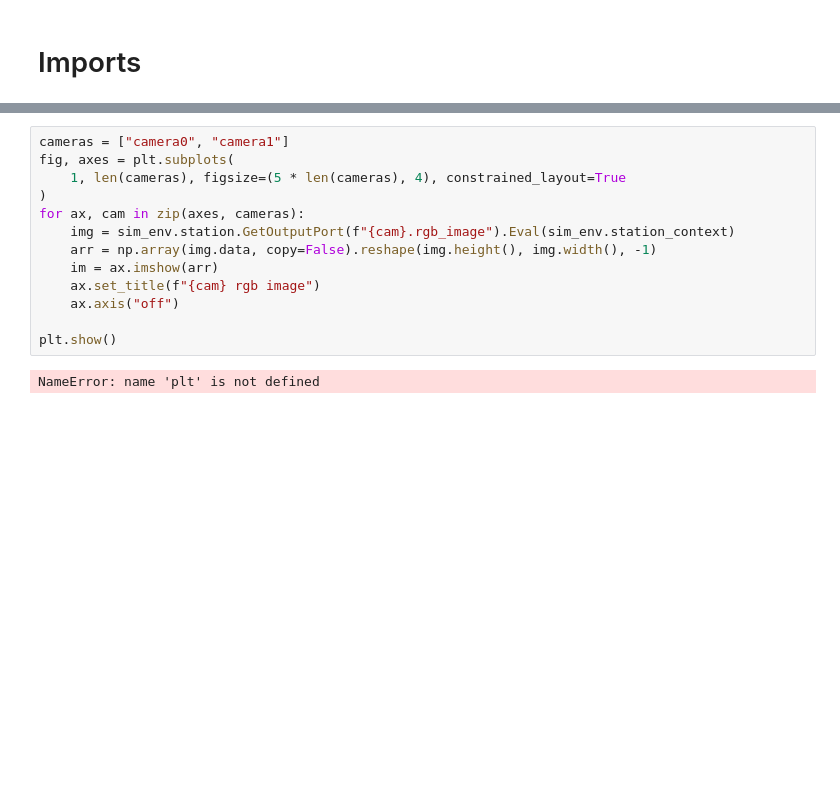
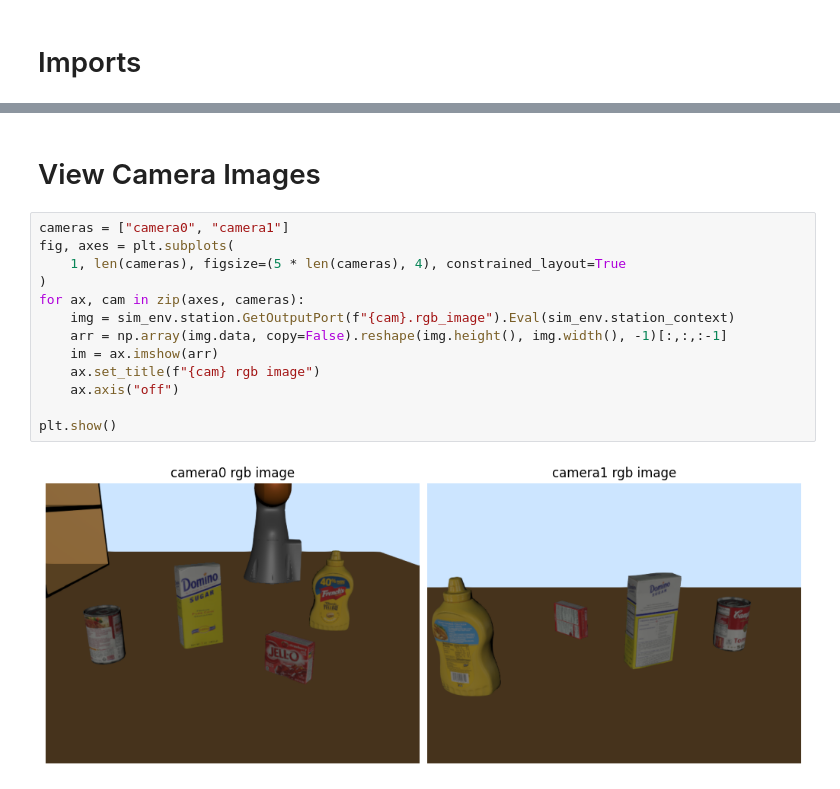
Before and after one commit to toyat522/anypick_dk, a Jupyter notebook: examples/perception_test.ipynb, the cells around one changed output, grey strips where cells are left out. Drawn from its saved outputs; the diff is of its cells as text; blank space fills up the shorter version.

```diff
--- a/examples/perception_test.ipynb
+++ b/examples/perception_test.ipynb
@@ -20,21 +24,23 @@ INFO:drake:Meshcat listening for connections at http://localhost:7001
 WARNING:drake:Drake materials have been assigned to a glTF file. glTF defines its own materials, so post hoc materials will be ignored and should be removed from the model specification. glTF file: '/ ...
 WARNING:drake:Drake materials have been assigned to a glTF file. glTF defines its own materials, so post hoc materials will be ignored and should be removed from the model specification. glTF file: '/ ...
 WARNING:drake:Drake materials have been assigned to a glTF file. glTF defines its own materials, so post hoc materials will be ignored and should be removed from the model specification. glTF file: '/ ...
+# %% [markdown]
+# View Camera Images
 # %%
 cameras = ["camera0", "camera1"]
 fig, axes = plt.subplots(
     1, len(cameras), figsize=(5 * len(cameras), 4), constrained_layout=True
 )
 for ax, cam in zip(axes, cameras):
     img = sim_env.station.GetOutputPort(f"{cam}.rgb_image").Eval(sim_env.station_context)
-    arr = np.array(img.data, copy=False).reshape(img.height(), img.width(), -1)
+    arr = np.array(img.data, copy=False).reshape(img.height(), img.width(), -1)[:,:,:-1]
     im = ax.imshow(arr)
     ax.set_title(f"{cam} rgb image")
     ax.axis("off")
 
 plt.show()
 # %% [output]
-NameError: name 'plt' is not defined
+[figure, added]
 # %%
 fig, axes = plt.subplots(
     1, len(cameras), figsize=(5 * len(cameras), 4), constrained_layout=True
```
Also changed, not shown: parts of 6 cells of this notebook, 3 other files.
